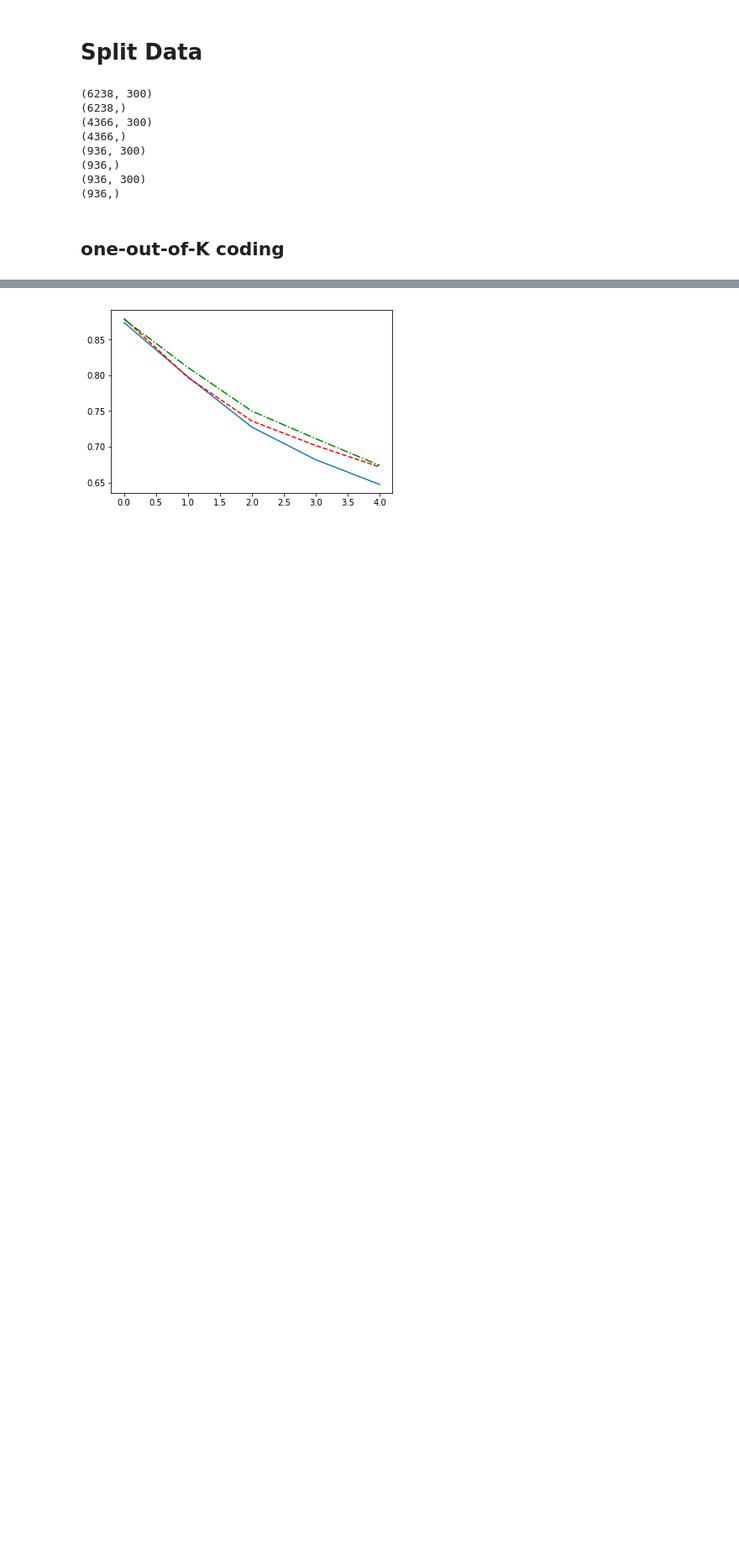
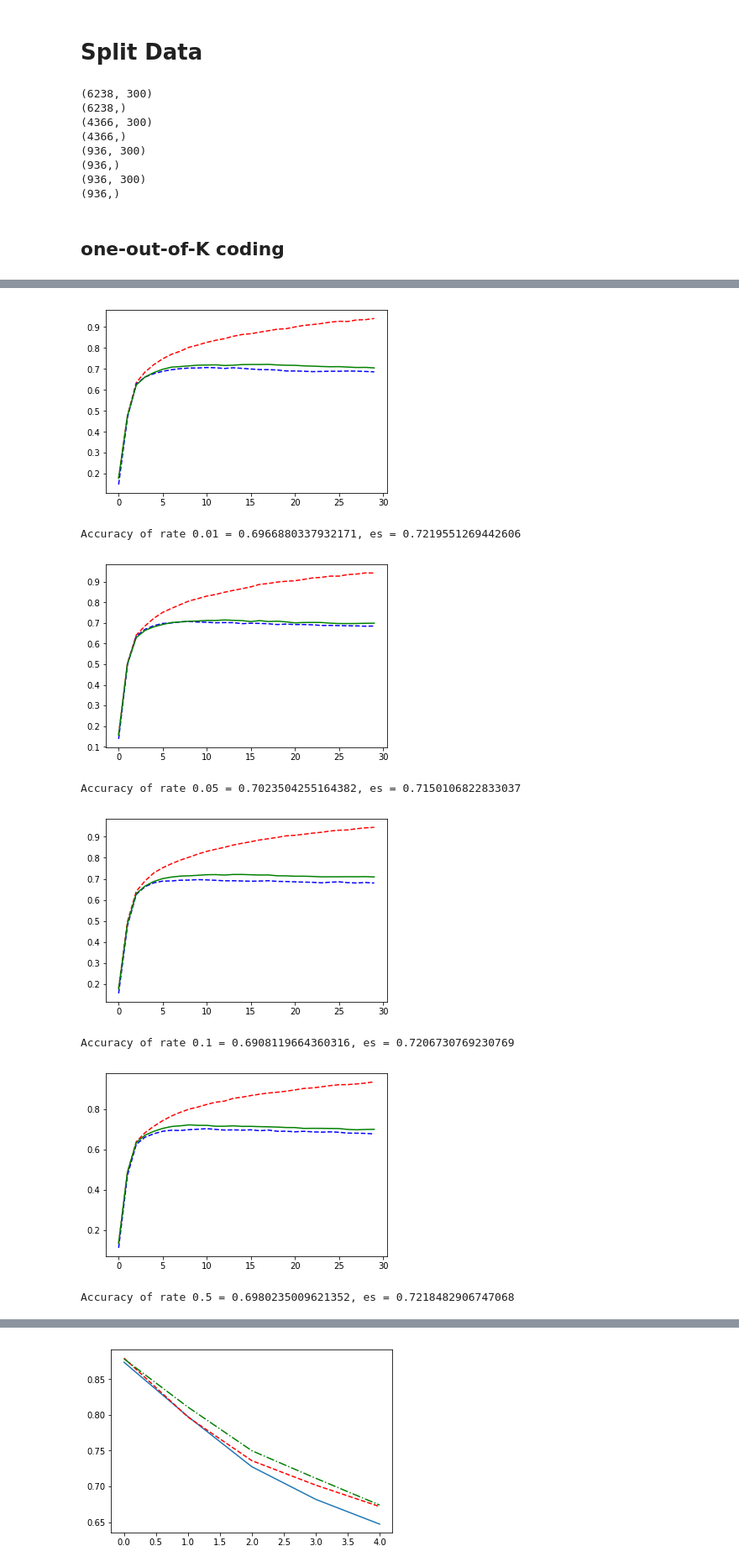
Before and after one commit to sqrhussain/nn_tasks, a Jupyter notebook: Task_3-Copy4.ipynb, the cells around one changed output, grey strips where cells are left out. Shown at 84% size. Saved outputs shown, nothing was run; the diff lists cells and outputs as text; code cells hidden in the pictures; blank space fills up the shorter version.

```diff
--- a/Task_3-Copy4.ipynb
+++ b/Task_3-Copy4.ipynb
@@ -127,0 +193,10 @@ print(y_stop.shape)
+# %%
+def evaluate(X_data, y_data,accuracy_operation):
+    num_examples = len(X_data)
+    total_accuracy = 0
+    sess = tf.get_default_session()
+    for offset in range(0, num_examples, BATCH_SIZE):
+        batch_x, batch_y = X_data[offset:offset+BATCH_SIZE], y_data[offset:offset+BATCH_SIZE]
+        accuracy = sess.run(accuracy_operation, feed_dict={x: batch_x, y: batch_y})
+        total_accuracy += (accuracy * len(batch_x))
+    return total_accuracy / num_examples
@@ -285,0 +320,5 @@ def network(logits):
+# %%
+EPOCHS = 300
+BATCH_SIZE = 40
+INDP_RUNS = 2
+STEP_SIZE = 10
@@ -285,0 +335,12 @@ def network(logits):
+# %%
+def try_comb(classifier,optimizer, rate):
+    train_list, val_list, es_list = train(classifier,optimizer,rate,stop_on_convergence = False,ret = 'plots')
+    train_list = np.array(train_list)
+    val_list = np.array(val_list)
+    es_list = np.array(es_list)
+    for i in range(INDP_RUNS-1):
+        tr, va, es = train(classifier,optimizer,rate,stop_on_convergence = False,ret = 'plots')
+        train_list = train_list + np.array(tr)
+        val_list =val_list + np.array(va)
+        es_list = es_list + np.array(es)
+    return np.divide(train_list,INDP_RUNS),np.divide(val_list,INDP_RUNS),np.divide(es_list,INDP_RUNS)
@@ -285,0 +350,22 @@ def network(logits):
+# %%
+sgd_rates = np.array([0.01,0.05,0.1,0.5,1])
+#x_axis = np.linspace(0,EPOCHS,10)
+for rate in sgd_rates:
+    with tf.Session() as sess:
+        tr,va,es = try_comb(Train_Classifier(x,[20,26]) , tf.train.GradientDescentOptimizer,rate)
+        plt.figure
+
+        plt.plot(tr,'r--')
+        plt.plot(va,'b--')
+        plt.plot(es,'g')
+        plt.show()
+        print('Accuracy of rate {} = {}, es = {}'.format(rate,va[np.argmax(es)],np.max(es)))
+# %% [output]
+[figure, added]
+Accuracy of rate 0.01 = 0.6966880337932171, es = 0.7219551269442606
+[figure, added]
+Accuracy of rate 0.05 = 0.7023504255164382, es = 0.7150106822833037
+[figure, added]
+Accuracy of rate 0.1 = 0.6908119664360316, es = 0.7206730769230769
+[figure, added]
+Accuracy of rate 0.5 = 0.6980235009621352, es = 0.7218482906747068
```
Also changed, not shown: parts of 36 cells of this notebook.
